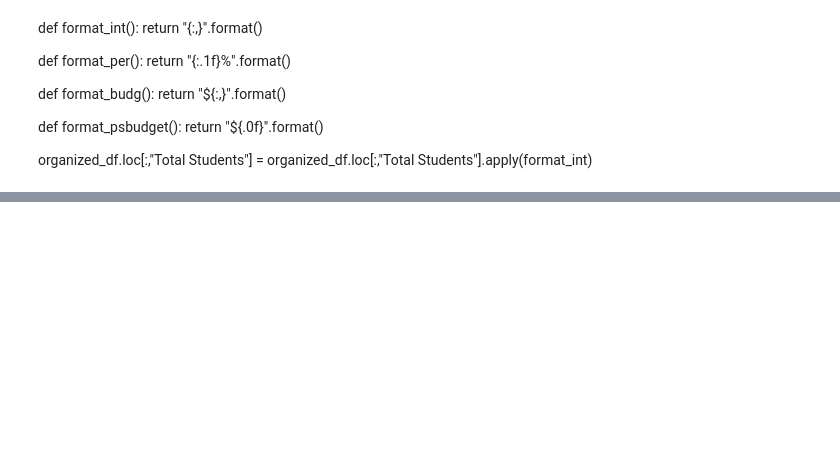
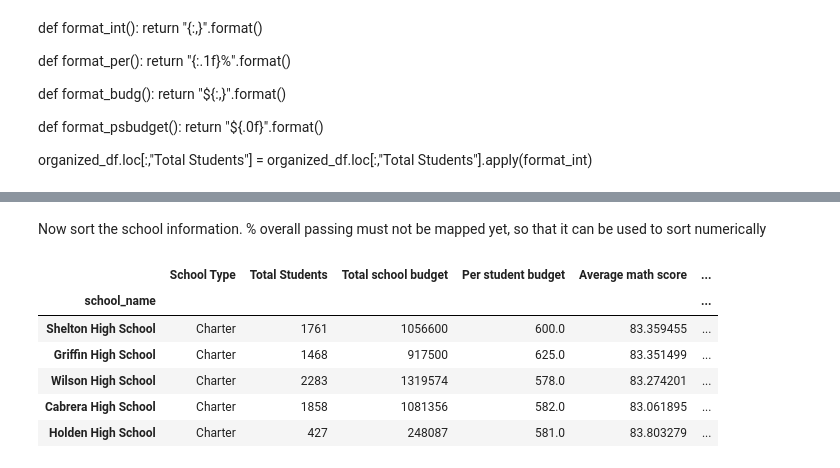
Before and after one commit to BlufferMK/pandas_challenge, a Jupyter notebook: PyCitySchools/PyCitySchools.ipynb, the cells around one changed output, grey strips where cells are left out. Cells and saved outputs as stored; diff of their text form; code cells hidden in the pictures; blank space fills up the shorter version.

```diff
--- a/PyCitySchools/PyCitySchools.ipynb
+++ b/PyCitySchools/PyCitySchools.ipynb
@@ -339,0 +304,15 @@ See the caveats in the documentation: https://pandas.pydata.org/pandas-docs/stab
+# %% [markdown]
+Now sort the school information.  % overall passing must not be mapped yet, so that it can be used to sort numerically
+# %%
+top_schools = organized_df.sort_values(by=["% overall passing"], ascending=False).head()
+top_schools["% passing math"] = top_schools["% passing math"].map("{:.1f}%".format)
+top_schools["% overall passing"] = top_schools["% overall passing"].map("{:.1f}%".format)
+top_schools
+# %% [output]
+|  | School Type | Total Students | Total school budget | Per student budget | Average math score | ... |
+| school_name |  |  |  |  |  | ... |
+| Shelton High School | Charter | 1761 | 1056600 | 600.0 | 83.359455 | ... |
+| Griffin High School | Charter | 1468 | 917500 | 625.0 | 83.351499 | ... |
+| Wilson High School | Charter | 2283 | 1319574 | 578.0 | 83.274201 | ... |
+| Cabrera High School | Charter | 1858 | 1081356 | 582.0 | 83.061895 | ... |
+| Holden High School | Charter | 427 | 248087 | 581.0 | 83.803279 | ... |
```
Also changed, not shown: parts of 20 cells of this notebook.
